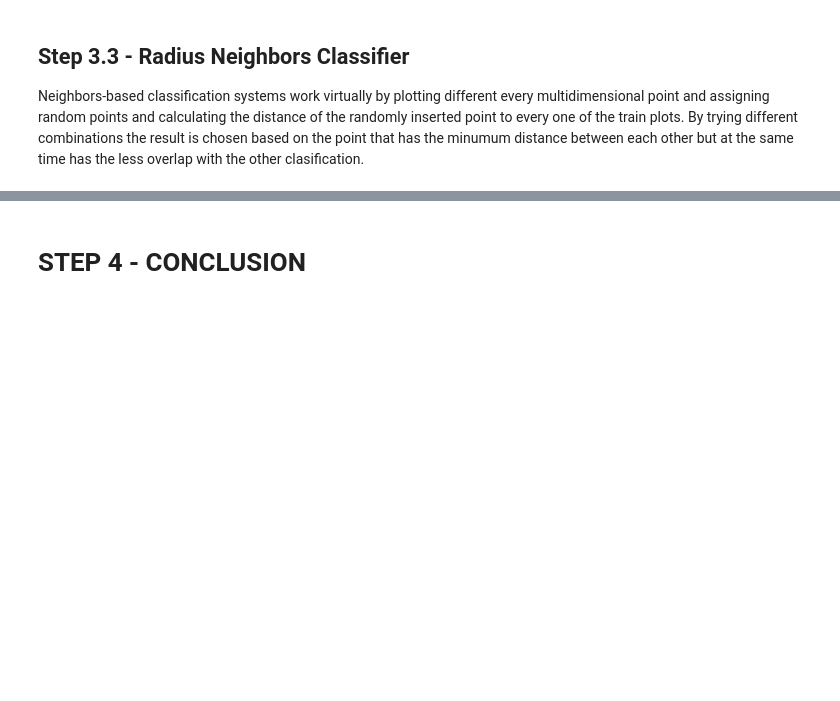
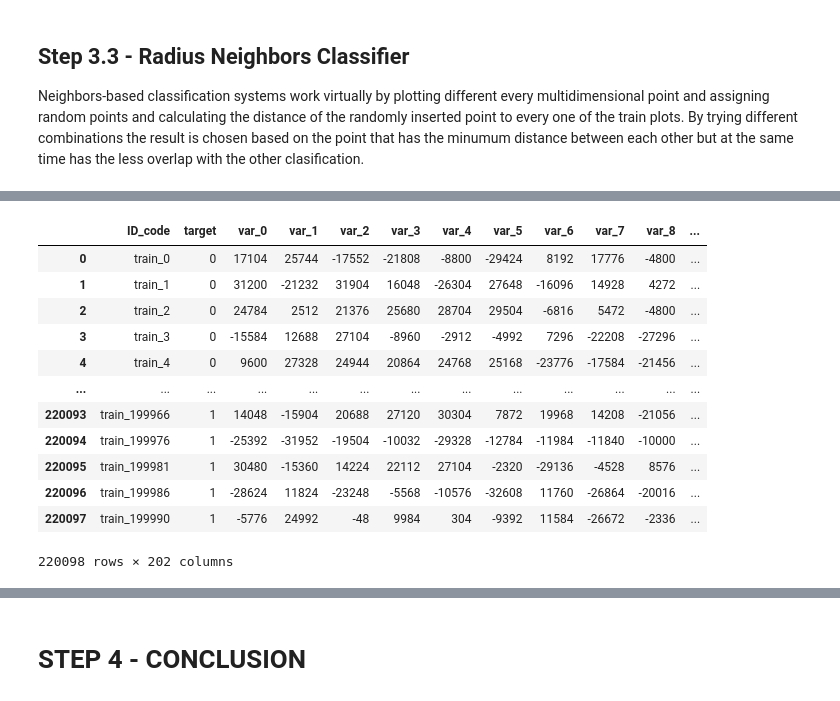
Before and after one commit to MaxFrancoJJ/finance_group_project, a Jupyter notebook: 20.01.19 - PA.ipynb, the cells around one changed output, grey strips where cells are left out. Saved outputs shown, nothing was run; the diff lists cells and outputs as text; code cells hidden in the pictures; blank space fills up the shorter version.

```diff
--- a/20.01.19 - PA.ipynb
+++ b/20.01.19 - PA.ipynb
@@ -250,0 +482,11 @@ print(classification_report(y_test, prediction_nnc))
+# %%
+def value_round(dat):
+    """
+    1. rounding of data, reduce noise
+    2. changing of data types, reduce binary data size to increase fitting speed
+    3. duplication of data, increase relevance
+    """
+    dat[dat.columns.difference(['ID_code','target'])] = dat[dat.columns.difference(['ID_code','target'])].round(decimals = 2).mul(100)
+    dat[dat.columns.difference(['ID_code','target'])] = dat[dat.columns.difference(['ID_code','target'])].astype('int16')
+    dat = dat.append(dat[dat['target'] == 1], ignore_index = True)
+    return dat
@@ -250,0 +564,18 @@ print(classification_report(y_test, prediction_nnc))
+# %%
+# recreation of play dataset
+play = train_og
+value_round(play)
+# %% [output]
+|  | ID_code | target | var_0 | var_1 | var_2 | var_3 | var_4 | var_5 | var_6 | var_7 | var_8 | ... |
+| 0 | train_0 | 0 | 17104 | 25744 | -17552 | -21808 | -8800 | -29424 | 8192 | 17776 | -4800 | ... |
+| 1 | train_1 | 0 | 31200 | -21232 | 31904 | 16048 | -26304 | 27648 | -16096 | 14928 | 4272 | ... |
+| 2 | train_2 | 0 | 24784 | 2512 | 21376 | 25680 | 28704 | 29504 | -6816 | 5472 | -4800 | ... |
+| 3 | train_3 | 0 | -15584 | 12688 | 27104 | -8960 | -2912 | -4992 | 7296 | -22208 | -27296 | ... |
+| 4 | train_4 | 0 | 9600 | 27328 | 24944 | 20864 | 24768 | 25168 | -23776 | -17584 | -21456 | ... |
+| ... | ... | ... | ... | ... | ... | ... | ... | ... | ... | ... | ... | ... |
+| 220093 | train_199966 | 1 | 14048 | -15904 | 20688 | 27120 | 30304 | 7872 | 19968 | 14208 | -21056 | ... |
+| 220094 | train_199976 | 1 | -25392 | -31952 | -19504 | -10032 | -29328 | -12784 | -11984 | -11840 | -10000 | ... |
+| 220095 | train_199981 | 1 | 30480 | -15360 | 14224 | 22112 | 27104 | -2320 | -29136 | -4528 | 8576 | ... |
+| 220096 | train_199986 | 1 | -28624 | 11824 | -23248 | -5568 | -10576 | -32608 | 11760 | -26864 | -20016 | ... |
+| 220097 | train_199990 | 1 | -5776 | 24992 | -48 | 9984 | 304 | -9392 | 11584 | -26672 | -2336 | ... |
+220098 rows × 202 columns
```
Also changed, not shown: parts of 67 cells of this notebook.
